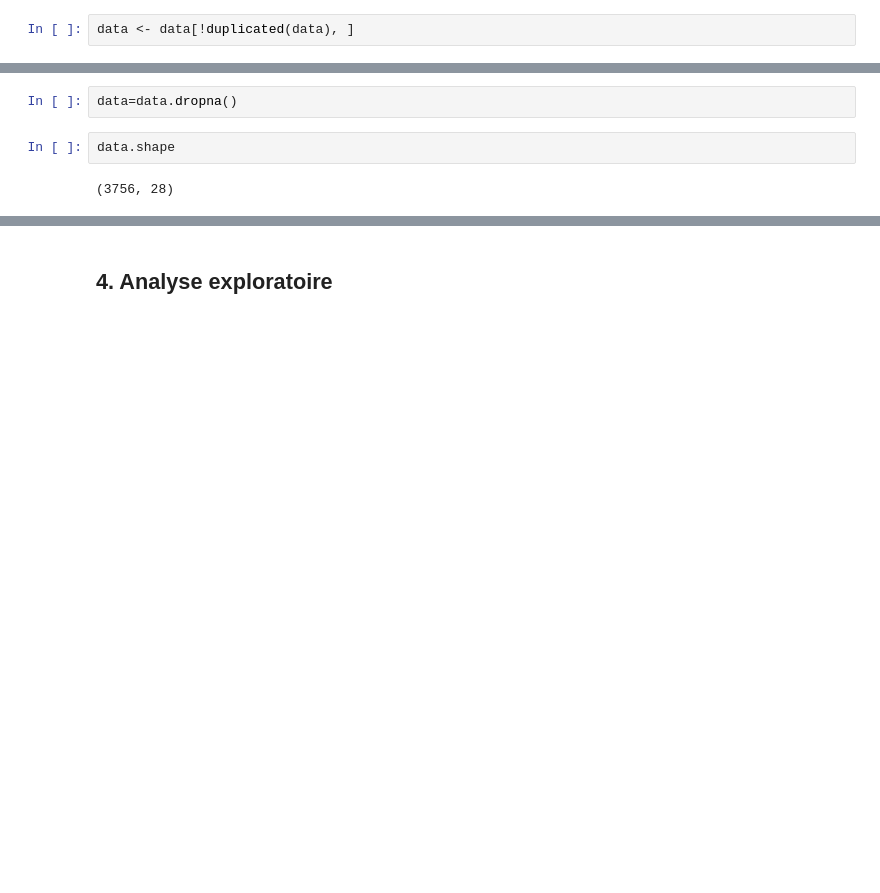
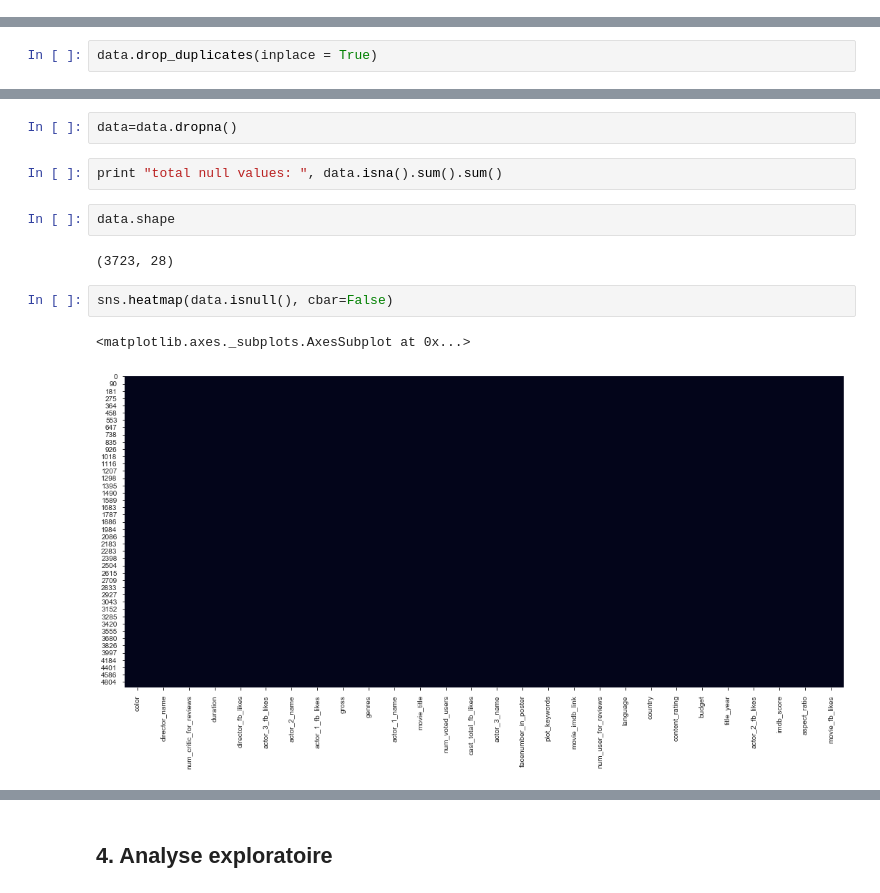
Before and after one commit to DROMZEE/imdb_5000_Movie_Dataset, a Jupyter notebook: imdb_5000_Movie_Dataset.ipynb, the cells around one changed output, grey strips where cells are left out. Saved outputs shown, nothing was run; the diff lists cells and outputs as text; blank space fills up the shorter version.

```diff
--- a/imdb_5000_Movie_Dataset.ipynb
+++ b/imdb_5000_Movie_Dataset.ipynb
@@ -190,5 +202,3 @@ data.shape
 sum(data.duplicated())
 # %% [output]
 45
-# %%
-data <- data[!duplicated(data), ]
@@ -196,0 +205,2 @@ NameError: name 'duplicated' is not defined
+# %%
+data.drop_duplicates(inplace = True)
@@ -240,7 +256,14 @@ movie_fb_likes              0
 dtype: int64
 # %%
 data=data.dropna()
+# %%
+print "total null values: ", data.isna().sum().sum()
 # %%
 data.shape
 # %% [output]
-(3756, 28)
+(3723, 28)
+# %%
+sns.heatmap(data.isnull(), cbar=False)
+# %% [output]
+<matplotlib.axes._subplots.AxesSubplot at 0x...>
+[figure, added]
```
Also changed, not shown: parts of 19 cells of this notebook.
